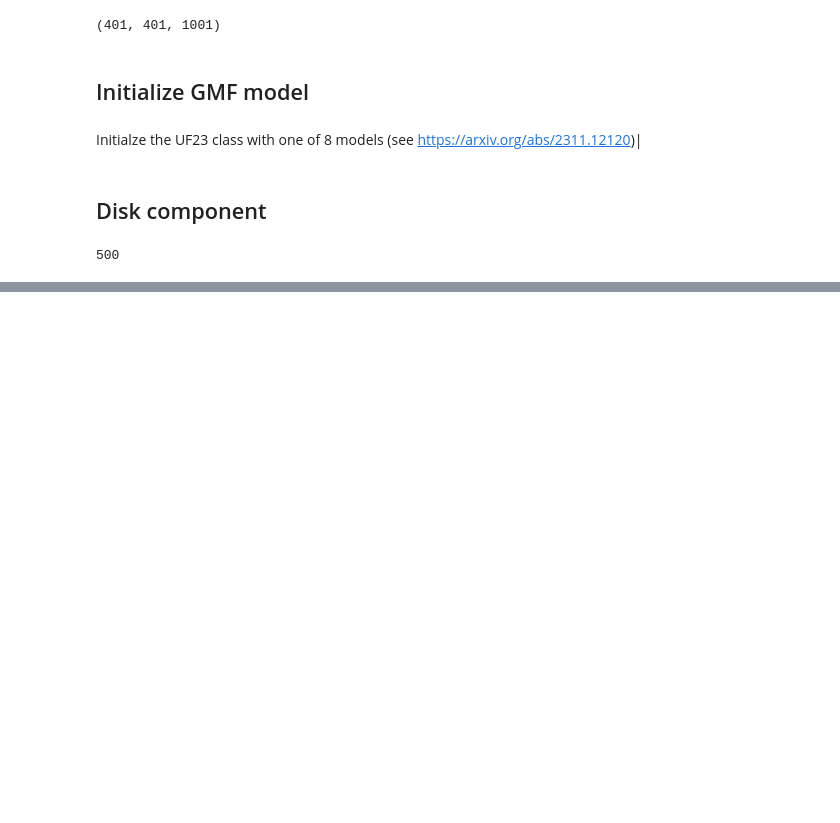
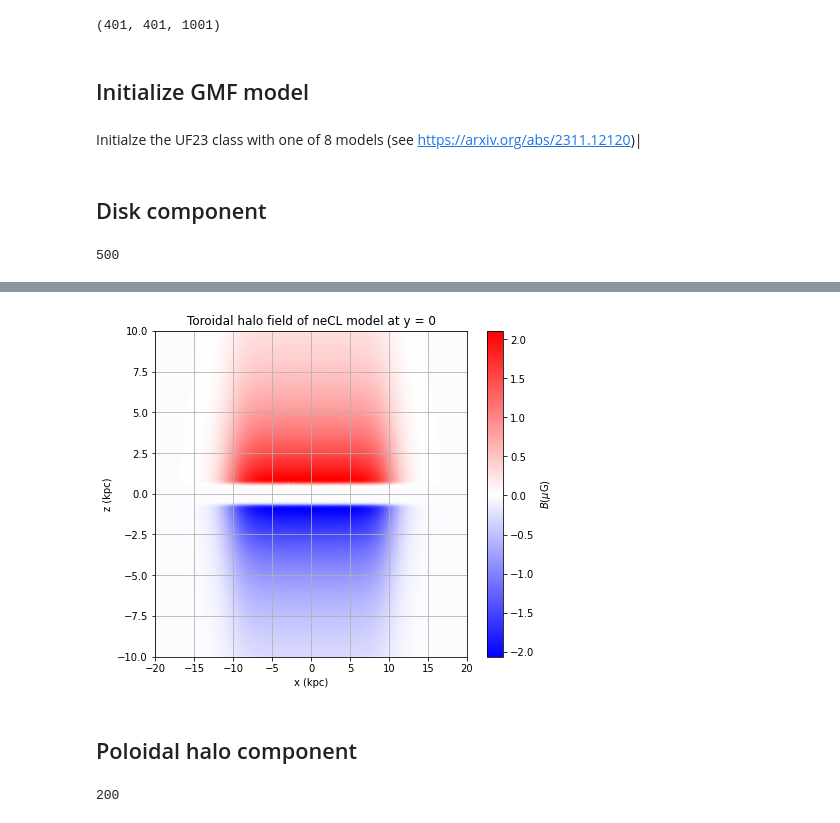
Before and after one commit to me-manu/gammaALPs, a Jupyter notebook: notebooks/example_UF23.ipynb, the cells around one changed output, grey strips where cells are left out. Saved outputs shown, nothing was run; the diff lists cells and outputs as text; code cells hidden in the pictures; blank space fills up the shorter version.

```diff
--- a/notebooks/example_UF23.ipynb
+++ b/notebooks/example_UF23.ipynb
@@ -67,0 +101,29 @@ plt.show()
+# %%
+Bhalo_tor = np.zeros_like(xx[:,idy,:])
+for i,xi in enumerate(xx[:,idy,:]):
+    # returns (3,N),(N) tuple, first entry is field, second entry is abs value
+    b = uf23.toroidal_halo_field(rho=np.sqrt(xi**2. + y[idy]**2.), z=zz[i,idy,:])
+    Bhalo_tor[i,:] = b[1] * gmf.signum(b[0][1,:])
+# %%
+plt.figure(figsize=(7,6))
+
+p = plt.pcolormesh(xx[:,idy,:], zz[:,idy,:], Bhalo_tor, cmap = plt.cm.bwr, shading='auto')
+
+plt.xlabel('x (kpc)')
+plt.ylabel('z (kpc)')
+plt.colorbar(p, label = '$B (\mu\mathrm{G})$')
+plt.title(f"Toroidal halo field of {model} model at y = {yplot}")
+
+plt.grid()
+
+plt.show()
+# %% [output]
+[figure, added]
+# %% [markdown]
+## Poloidal halo component
+# %%
+yplot = 0
+idy = np.absolute(y-yplot).argmin()
+print(idy)
+# %% [output]
+200
```
Also changed, not shown: parts of 15 cells of this notebook.
